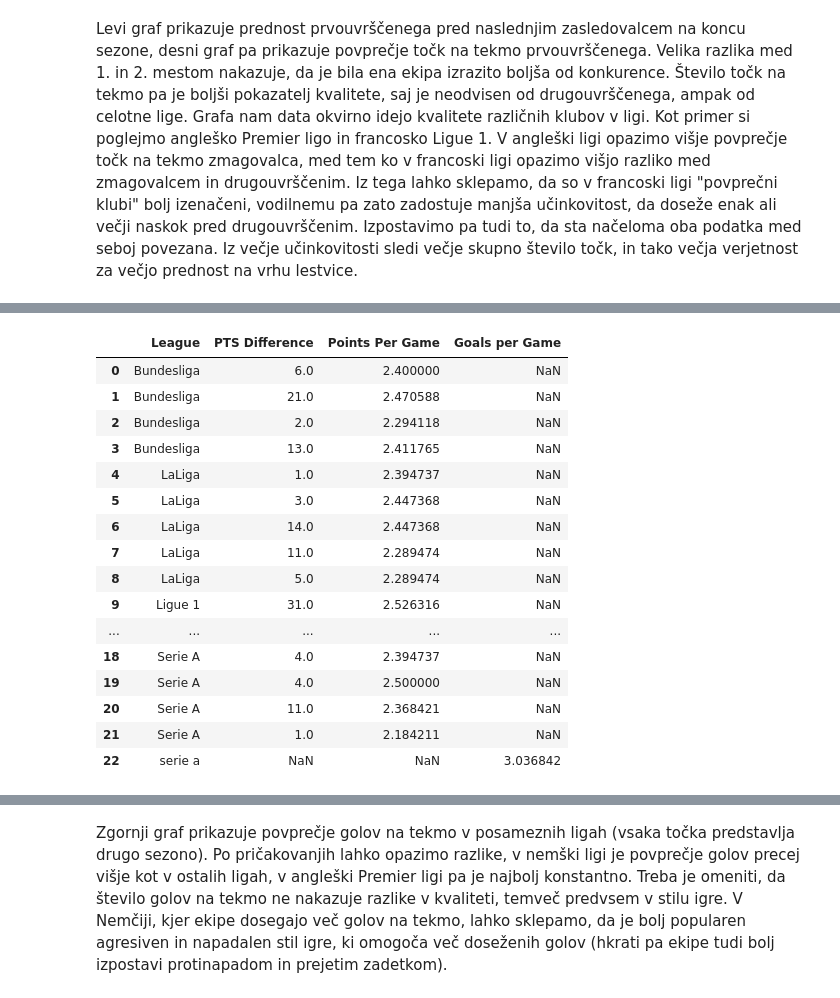
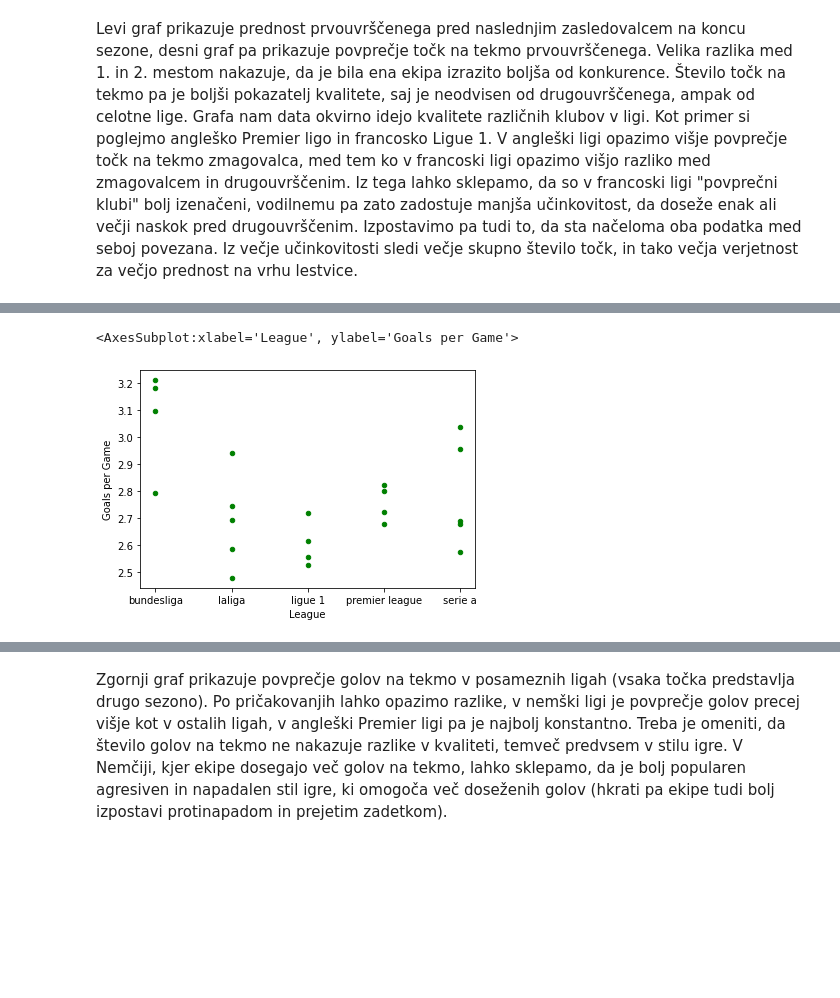
Before and after one commit to Babnik21/Nogometna-analiza, a Jupyter notebook: analiza.ipynb, the cells around one changed output, grey strips where cells are left out. Cells and saved outputs as stored; diff of their text form; code cells hidden in the pictures; blank space fills up the shorter version.

```diff
--- a/analiza.ipynb
+++ b/analiza.ipynb
@@ -83,31 +83,16 @@ graph_1_colors(result)
 # %%
 paths_2 = glob("data/*.csv")
-league_paths = [paths_2[0:4], paths_2[4:9], paths_2[9:13], paths_2[13:17], paths_2[17:]]
-leagues = ["Bundesliga", "LaLiga", "Ligue 1", "Premier League", "Serie A"]
+league_paths_2 = [paths_2[0:4], paths_2[4:9], paths_2[9:13], paths_2[13:17], paths_2[17:]]
 
 result_2 = pandas.DataFrame({"League": [], "Goals per Game" : []})
-for league, name in zip(league_paths, leagues):
+for league, name in zip(league_paths_2, leagues):
     for el in league:
         tabela = pandas.read_csv(el, index_col = 0)
         gpg = tabela["goals"].mean() + tabela["opponent goals"].mean()
         new_row = {"League" : name, "Goals per Game" : gpg}
-        result_2 = result.append(new_row, ignore_index=True)
-result_2
+        result_2 = result_2.append(new_row, ignore_index=True)
+
+result_2.plot.scatter("League", "Goals per Game", color = "green")
 # %% [output]
-|  | League | PTS Difference | Points Per Game | Goals per Game |
-| 0 | Bundesliga | 6.0 | 2.400000 | NaN |
-| 1 | Bundesliga | 21.0 | 2.470588 | NaN |
-| 2 | Bundesliga | 2.0 | 2.294118 | NaN |
-| 3 | Bundesliga | 13.0 | 2.411765 | NaN |
-| 4 | LaLiga | 1.0 | 2.394737 | NaN |
-| 5 | LaLiga | 3.0 | 2.447368 | NaN |
-| 6 | LaLiga | 14.0 | 2.447368 | NaN |
-| 7 | LaLiga | 11.0 | 2.289474 | NaN |
-| 8 | LaLiga | 5.0 | 2.289474 | NaN |
-| 9 | Ligue 1 | 31.0 | 2.526316 | NaN |
-| ... | ... | ... | ... | ... |
-| 18 | Serie A | 4.0 | 2.394737 | NaN |
-| 19 | Serie A | 4.0 | 2.500000 | NaN |
-| 20 | Serie A | 11.0 | 2.368421 | NaN |
-| 21 | Serie A | 1.0 | 2.184211 | NaN |
-| 22 | serie a | NaN | NaN | 3.036842 |
+<AxesSubplot:xlabel='League', ylabel='Goals per Game'>
+[figure, added]
```
Also changed, not shown: parts of 7 cells of this notebook.
